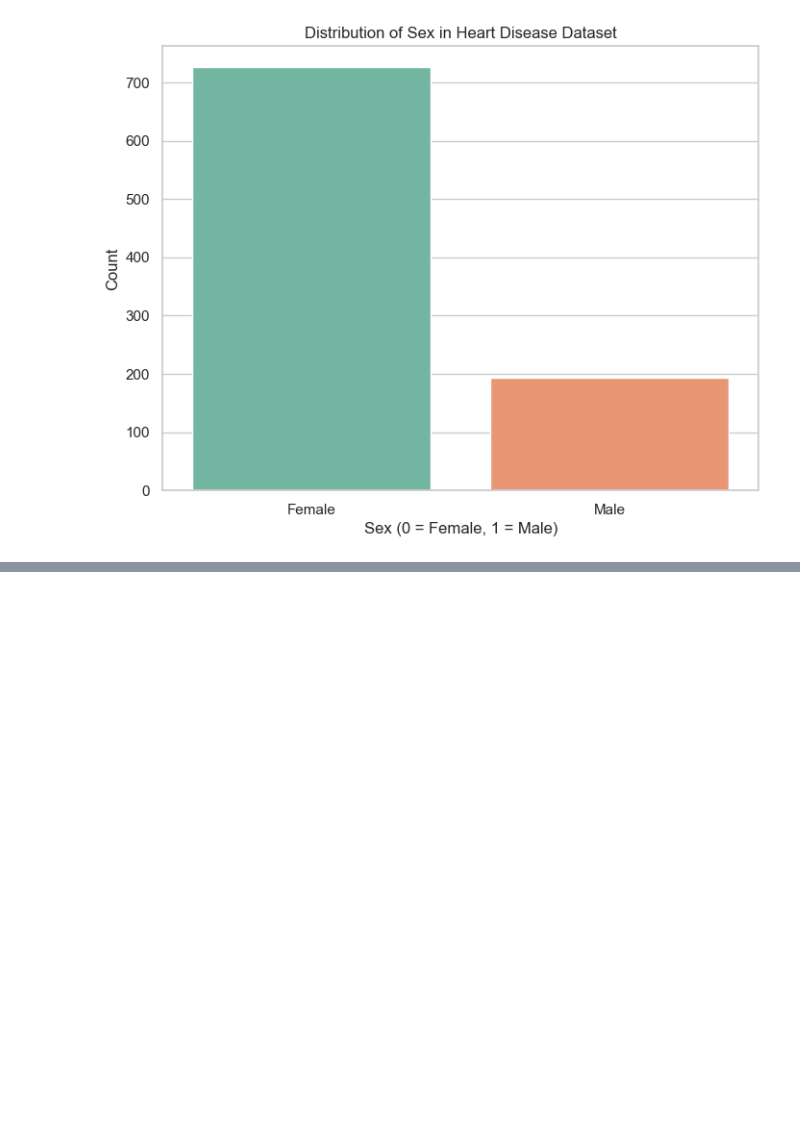
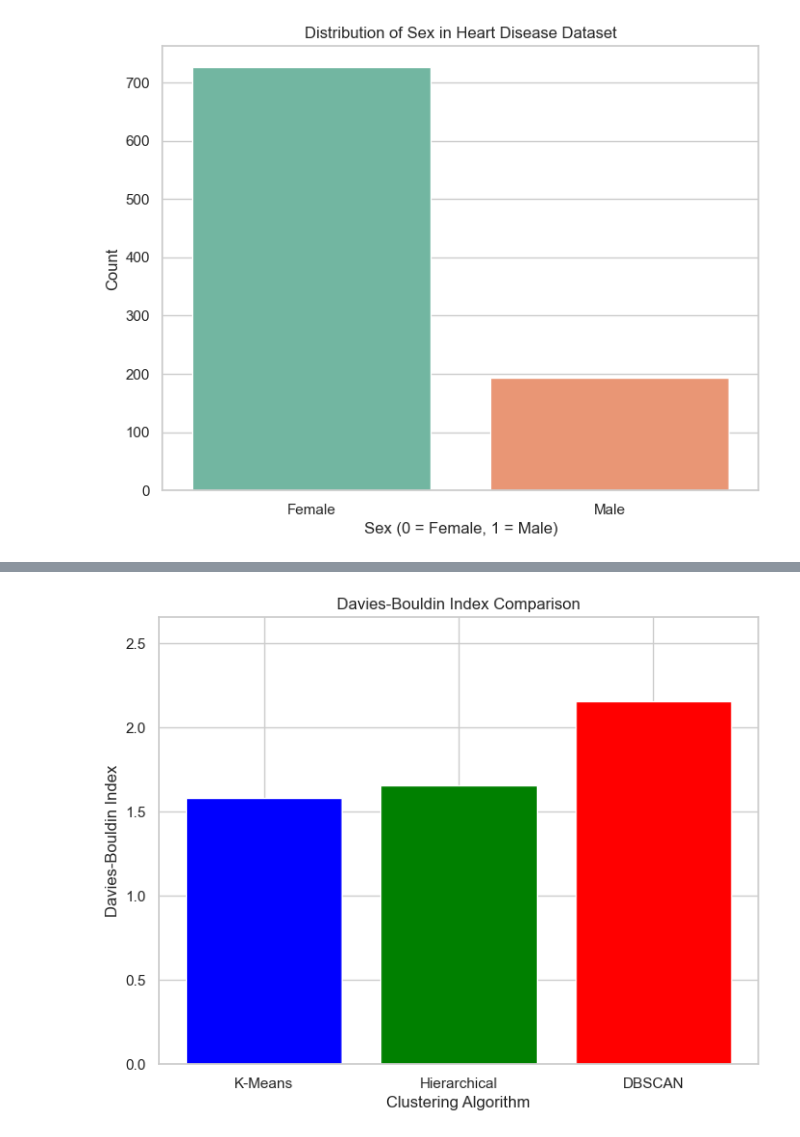
Before and after one commit to ZigaLarissa/heart-disease-analysis, a Jupyter notebook: model.ipynb, the cells around one changed output, grey strips where cells are left out. Cells and saved outputs as stored; diff of their text form; code cells hidden in the pictures; blank space fills up the shorter version.

```diff
--- a/model.ipynb
+++ b/model.ipynb
@@ -197,0 +243,5 @@ Passing `palette` without assigning `hue` is deprecated and will be removed in v
+# %%
+# Davies-Bouldin Index
+kmeans_db_index = davies_bouldin_score(scaled_features, kmeans_labels)
+hierarchical_db_index = davies_bouldin_score(scaled_features, hierarchical_labels)
+dbscan_db_index = davies_bouldin_score(scaled_features, dbscan_labels) if len(set(dbscan_labels)) > 1 else float('inf')
@@ -197,0 +272,14 @@ Passing `palette` without assigning `hue` is deprecated and will be removed in v
+# %%
+# Davies-Bouldin Index for each clustering algorithm
+davies_bouldin_scores = [kmeans_db_index, hierarchical_db_index, dbscan_db_index]
+
+# Plot Davies-Bouldin Index
+plt.figure(figsize=(8, 6))
+plt.bar(algorithms, davies_bouldin_scores, color=['blue', 'green', 'red'])
+plt.title('Davies-Bouldin Index Comparison')
+plt.xlabel('Clustering Algorithm')
+plt.ylabel('Davies-Bouldin Index')
+plt.ylim(0, max(davies_bouldin_scores) + 0.5)  # Adjust ylim to the range of your DB index
+plt.show()
+# %% [output]
+[figure, added]
```
Also changed, not shown: parts of 10 cells of this notebook.
